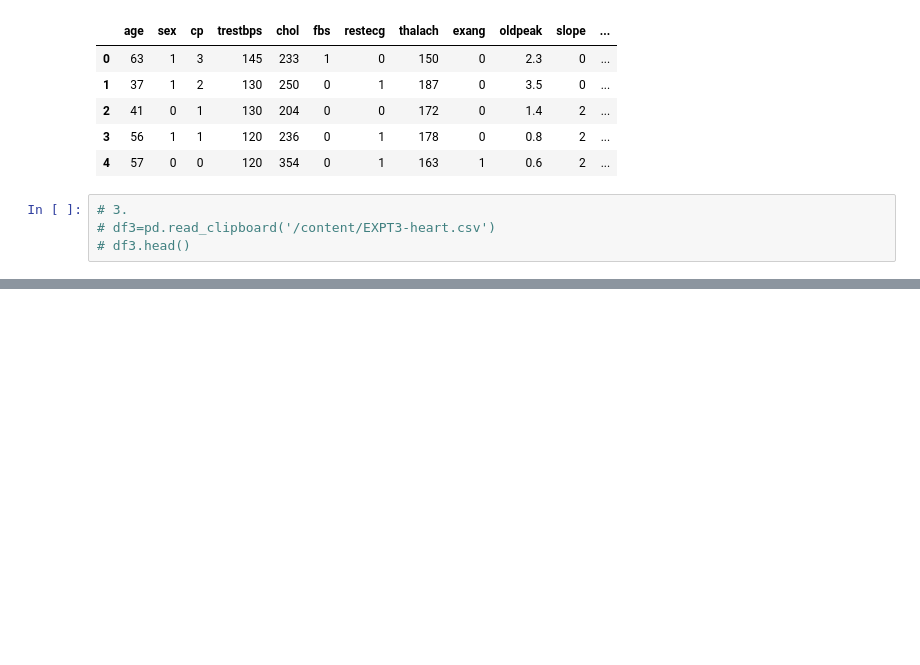
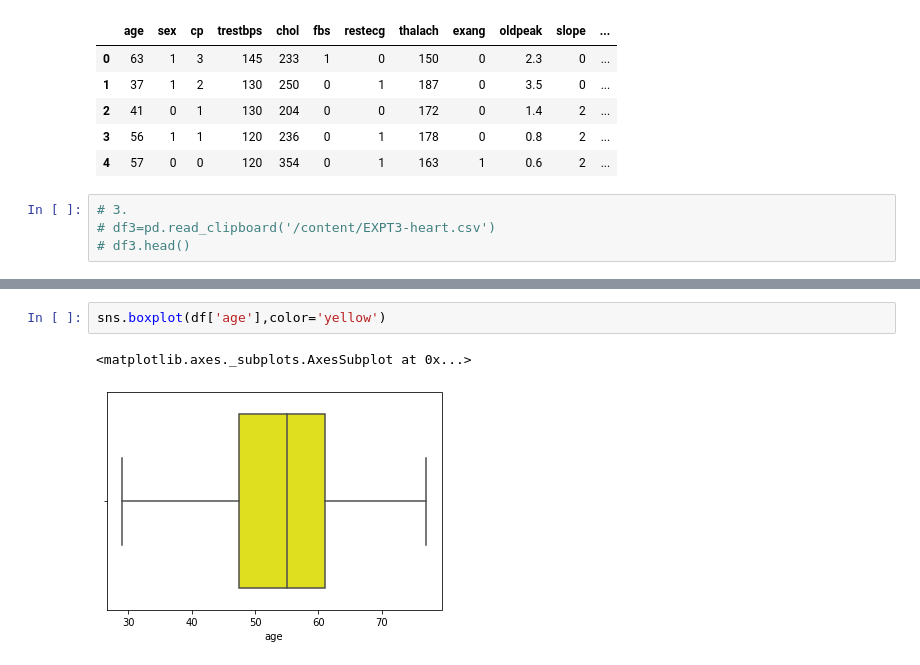
Before and after one commit to hackergod00001/various-data-exploration-operations-and-data-cleaning-using-python, a Jupyter notebook: DWM_exp_3.ipynb, the cells around one changed output, grey strips where cells are left out. Saved outputs shown, nothing was run; the diff lists cells and outputs as text; blank space fills up the shorter version.

```diff
--- a/DWM_exp_3.ipynb
+++ b/DWM_exp_3.ipynb
@@ -49,0 +287,5 @@ df2.head()
+# %%
+sns.boxplot(df['age'],color='yellow')
+# %% [output]
+<matplotlib.axes._subplots.AxesSubplot at 0x...>
+[figure, added]
```
Also changed, not shown: parts of 30 cells of this notebook.
